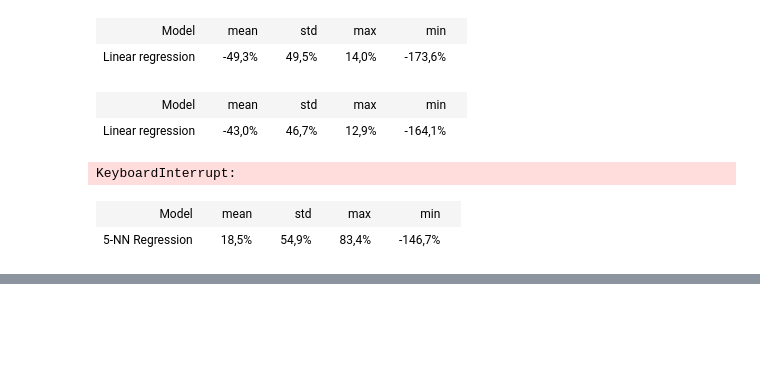
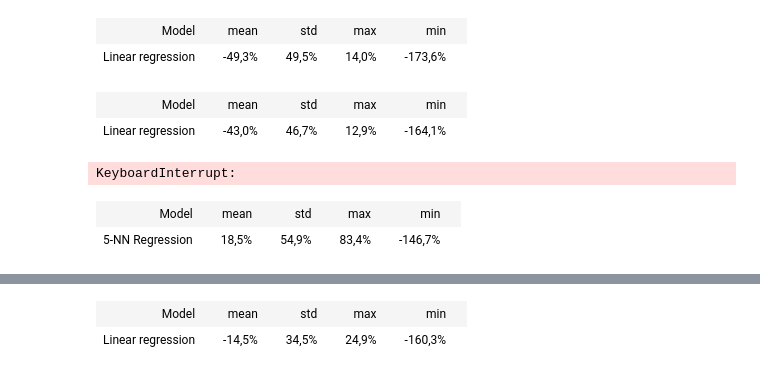
Before and after one commit to Miikkasna/cablepredictions, a Jupyter notebook: Area specific cable quantities.ipynb, the cells around one changed output, grey strips where cells are left out. Cells and saved outputs as stored; diff of their text form; code cells hidden in the pictures; blank space fills up the shorter version.

Commit message:
comparison predictions added

```diff
--- a/Area specific cable quantities.ipynb
+++ b/Area specific cable quantities.ipynb
@@ -583,3 +583,91 @@ display_table(table_rows)
 # %% [output]
 | Model |  | mean |  | std |  | max |  | min |  |
 | 5-NN Regression |  | 18,5% |  | 54,9% |  | 83,4% |  | -146,7% |  |
+# %%
+# For accuracy comparison and evaluation
+# Area specific cable quantities (No through cables)
+# Predictors:
+# GT
+# Area squares
+# Area type
+# Algorithms:
+# Linear regression
+
+# Get the data
+
+# get area types
+cursor.execute("SELECT DISTINCT area_type FROM areas")
+area_types = [item for t in cursor.fetchall() for item in t]
+
+#get ship data
+cursor.execute("SELECT project_id FROM routed GROUP BY project_id")
+data = np.array(cursor.fetchall()).astype('int32')
+ships = data[:, 0]
+
+# init regression model
+model = linear_model.LinearRegression()
+
+# init lpo split
+p = 2 #ships
+lpo = LeavePOut(p)
+# train and evaluate model with lpo
+scores = []
+for train_i, test_i in lpo.split(ships):
+    # update area squares linear model coefficients and predictions
+    cursor.execute("UPDATE areas SET pred_count = NULL")
+    cursor.commit()
+    s1 = ships[test_i[0]]
+    s2 = ships[test_i[1]]
+    for area_type in area_types:
+        cursor.execute(
+            " SELECT gross_tonnage, squares, cable_count FROM ("
+            " SELECT area_union.project_id as project_id, area_union.area, areas.area_type, squares, count(cable) as cable_count FROM ("
+            " SELECT project_id, cable, start_area as area FROM routed WHERE project_id<>{} AND project_id<>{}"
+            " UNION"
+            " SELECT project_id, cable, end_area as area FROM routed WHERE project_id<>{} AND project_id<>{}"
+            ") area_union"
+            " LEFT JOIN areas ON areas.project_id=area_union.project_id AND areas.area=area_union.area"
+            " GROUP BY area_union.project_id, area_union.area, areas.area_type, squares"
+            " ) cable_counts"
+            " LEFT JOIN projects ON projects.project_id=cable_counts.project_id"
+            " WHERE area_type='{}' AND squares IS NOT NULL"
+            .format(s1,s2,s1,s2,area_type)
+        )
+        data = np.array(cursor.fetchall()).astype('float32')
+        if data.shape[0] == 0:
+            continue
+        X = data[:, [0, 1]]
+        y = data[:, -1]
+        model.fit(X, y)
+        cursor.execute(
+            "UPDATE areas SET areas.pred_count=projects.gross_tonnage*{} + areas.squares*{} + {}"
+            " FROM projects"
+            " WHERE areas.project_id=projects.project_id AND areas.area_type='{}'"
+            .format(model.coef_[0], model.coef_[1], model.intercept_, area_type)
+            )
+        cursor.commit()
+    # calculate area predictions
+    cursor.execute(
+        "SELECT pred_count as preds, real_count FROM areas"
+        " LEFT JOIN (SELECT project_id, area, count(cable) as real_count FROM ("
+        " SELECT project_id, cable, start_area as area FROM routed WHERE project_id={} OR project_id={}"
+        " UNION"
+        " SELECT project_id, cable, end_area as area FROM routed WHERE project_id={} OR project_id={}"
+        ") area_union"
+        " GROUP BY area_union.project_id, area_union.area) as real_counts ON real_counts.project_id=areas.project_id AND areas.area=real_counts.area"
+        " WHERE (areas.project_id={} OR areas.project_id={}) AND real_count IS NOT NULL AND pred_count IS NOT NULL"
+        .format(s1,s2,s1,s2,s1,s2)
+        )
+    data = np.array(cursor.fetchall()).astype('float32')
+    if data.shape[0] == 0:
+        continue
+    preds = data[:, 0]
+    y_test = data[:, 1]
+    score = mape(y_test, preds)
+    scores.append(score)
+
+scores = np.array(scores)
+table_rows = [['Model', 'mean', 'std', 'max', 'min']]
+table_rows.append(('Linear regression', 1-scores.mean(), scores.std(), 1-scores.min(), 1-scores.max()))
+display_table(table_rows)
+# %% [output]
@@ -585,0 +691,2 @@ display_table(table_rows)
+| Model |  | mean |  | std |  | max |  | min |  |
+| Linear regression |  | -14,5% |  | 34,5% |  | 24,9% |  | -160,3% |  |
```
Also changed, not shown: parts of 2 cells of this notebook, 2 other files.
